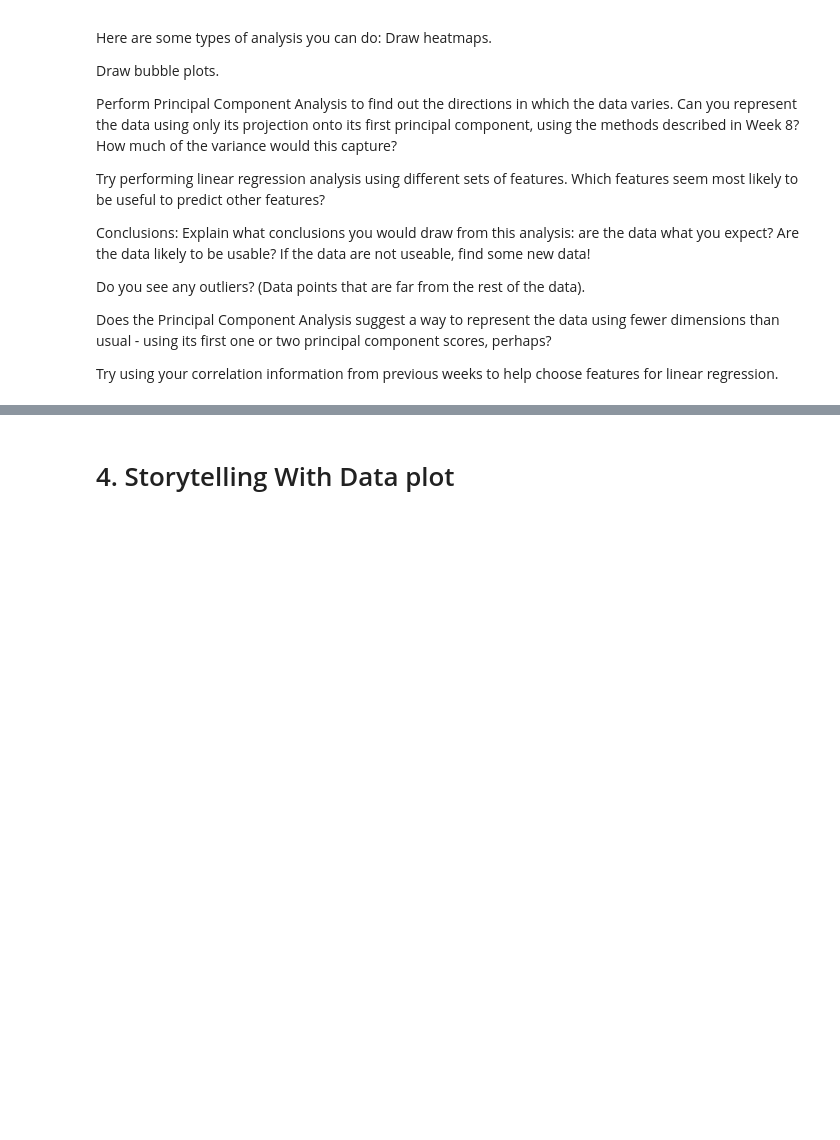
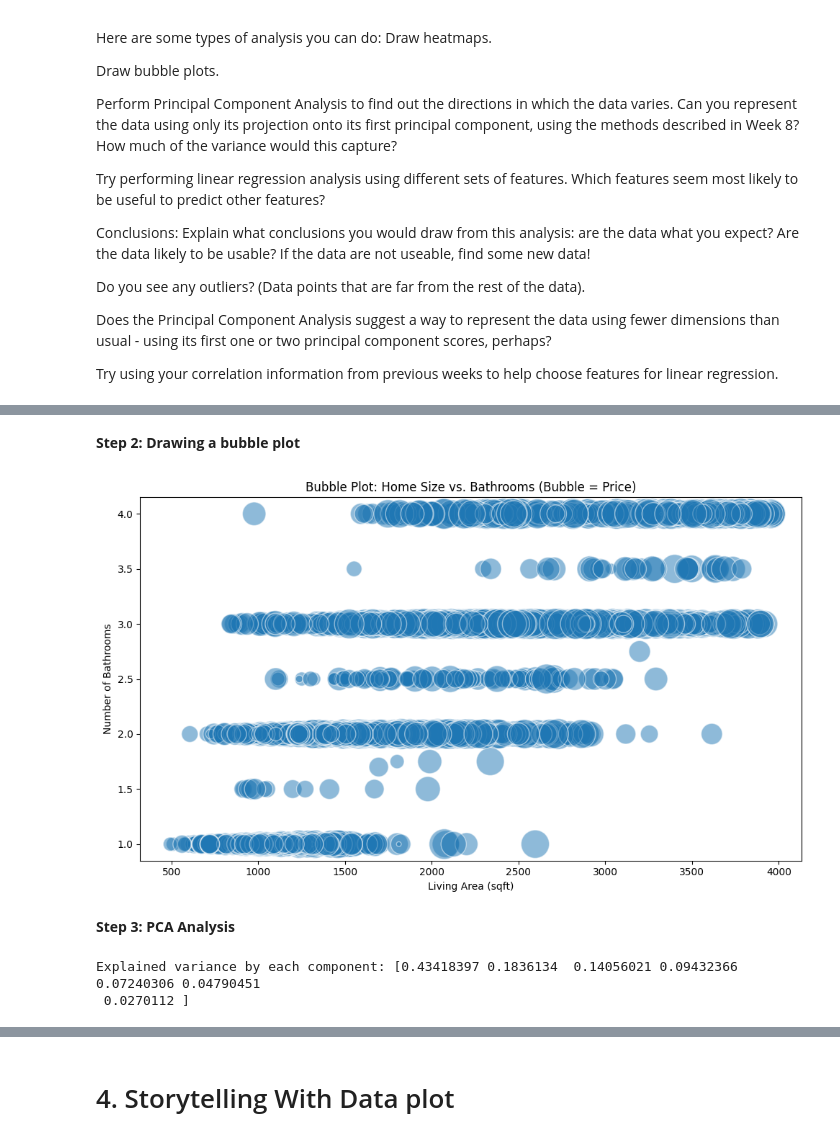
Before and after one commit to tbeerio/AI-For-Leaders, a Jupyter notebook: OMDS-ModB2-Week9-Beer-Tim.ipynb, the cells around one changed output, grey strips where cells are left out. Cells and saved outputs as stored; diff of their text form; code cells hidden in the pictures; blank space fills up the shorter version.

```diff
--- a/OMDS-ModB2-Week9-Beer-Tim.ipynb
+++ b/OMDS-ModB2-Week9-Beer-Tim.ipynb
@@ -65,0 +98,62 @@ Try using your correlation information from previous weeks to help choose featur
+# %% [markdown]
+**Step 2: Drawing a bubble plot**
+# %%
+df = pd.read_csv("df_housing_cleaned.csv")
+
+# Drop rows with missing values in the relevant columns
+bubble_data = df[['livingAreaSqFt', 'numOfBathrooms', 'latestPrice']].dropna()
+
+# Create the bubble plot
+plt.figure(figsize=(10, 6))
+plt.scatter(
+    bubble_data['livingAreaSqFt'],
+    bubble_data['numOfBathrooms'],
+    s=bubble_data['latestPrice'] / 1000,  # scale the bubble size
+    alpha=0.5,
+    edgecolors='w'
+)
+
+plt.xlabel('Living Area (sqft)')
+plt.ylabel('Number of Bathrooms')
+plt.title('Bubble Plot: Home Size vs. Bathrooms (Bubble = Price)')
+plt.tight_layout()
+plt.show()
+# %% [output]
+[figure, added]
+# %% [markdown]
+**Step 3: PCA Analysis**
+# %%
+import pandas as pd
+from sklearn.decomposition import PCA
+from sklearn.preprocessing import StandardScaler
+
+# Load dataset
+df = pd.read_csv("df_housing_cleaned.csv")
+
+# Select relevant numeric features for PCA
+features = [
+    'livingAreaSqFt', 'numOfBathrooms', 'numOfBedrooms',
+    'lotSizeSqFt', 'garageSpaces', 'houseAge', 'pricePerSqFt'
+]
+pca_data = df[features].dropna()
+
+# Standardize the data
+scaler = StandardScaler()
+scaled_data = scaler.fit_transform(pca_data)
+
+# Run PCA
+pca = PCA()
+pca_components = pca.fit_transform(scaled_data)
+
+# Explained variance ratio
+explained_variance = pca.explained_variance_ratio_
+print("Explained variance by each component:", explained_variance)
+
+# First principal component (1D projection)
+first_pc = pca_components[:, 0]
+
+# Optional: First PC back to the original data
+pca_data['PC1'] = first_pc
+# %% [output]
+Explained variance by each component: [0.43418397 0.1836134  0.14056021 0.09432366 0.07240306 0.04790451
+ 0.0270112 ]
```
Also changed, not shown: parts of 8 cells of this notebook.
